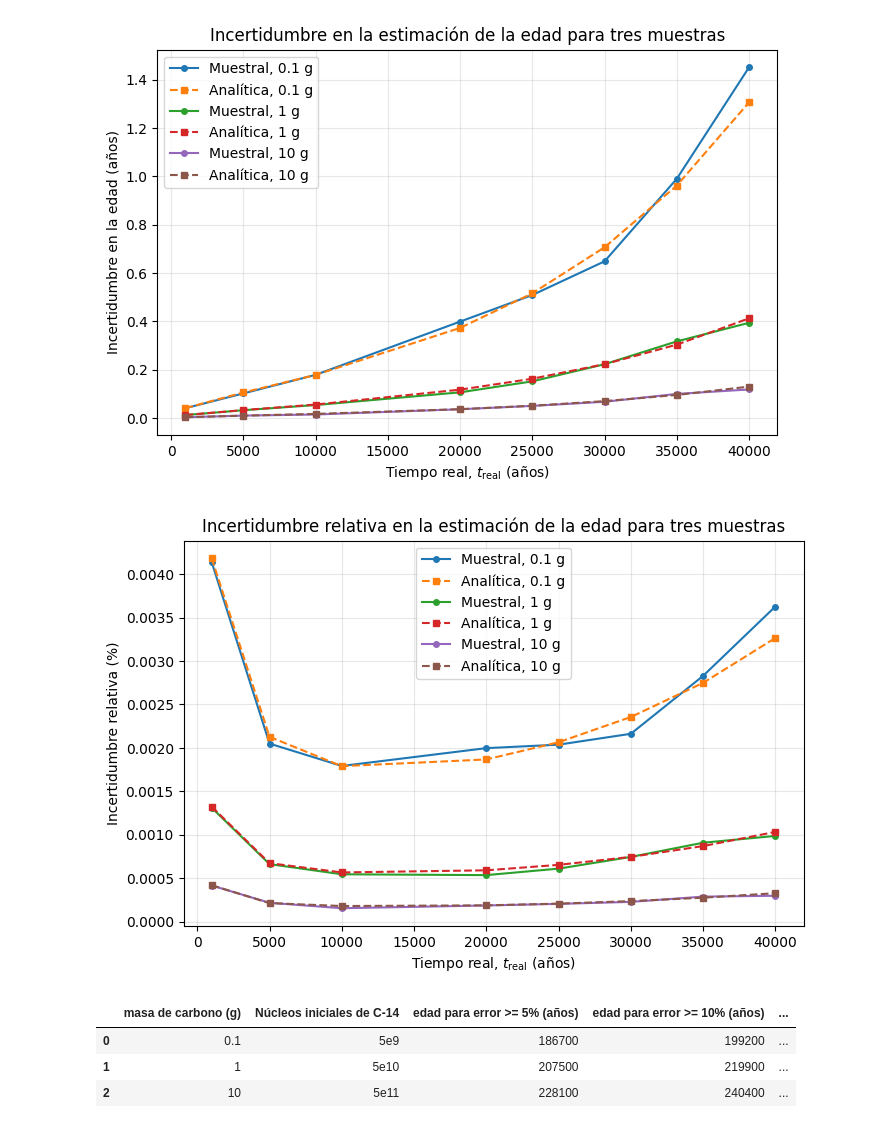
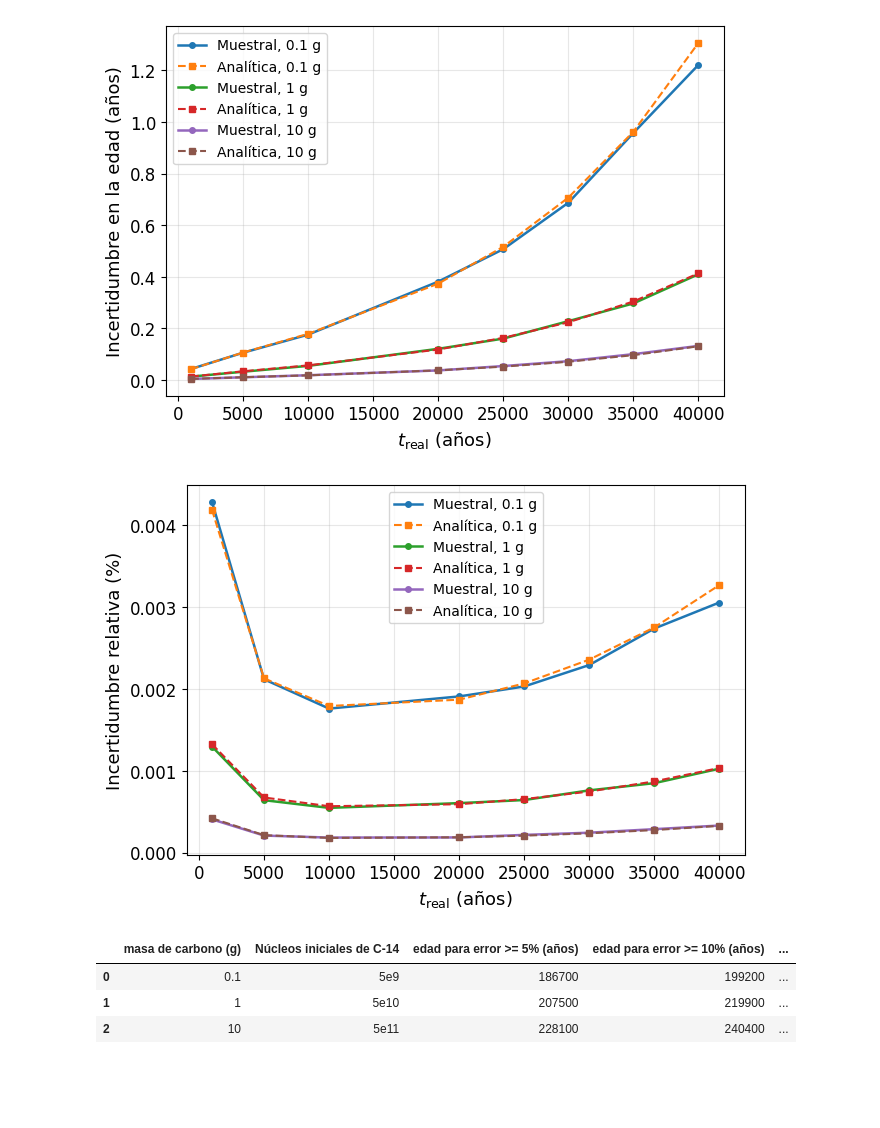
Before and after one commit to Diesolng7/Simulaci-n-Monte-Carlo-de-procesos-de-desintegraci-n-radiactiva-aplicada-a-la-dataci-n-radiom-trica, a Jupyter notebook: LÁTEX/TAREA8/C14.ipynb, the cells around one changed output. Saved outputs shown, nothing was run; the diff lists cells and outputs as text; code cells hidden in the pictures; blank space fills up the shorter version.

```diff
--- a/LÁTEX/TAREA8/C14.ipynb
+++ b/LÁTEX/TAREA8/C14.ipynb
@@ -39,13 +41,24 @@ Np_teorico_1 = n0 * np.exp(-Lambda * t_1)
 
 #### GRÁFICA DE UNA TRAYECTORIA
 
-plt.figure(figsize=(8, 5))
+plt.rcParams.update({
+    "font.size": 13,
+    "axes.titlesize": 15,
+    "axes.labelsize": 13,
+    "xtick.labelsize": 12,
+    "ytick.labelsize": 12,
+    "legend.fontsize": 10,
+    "figure.figsize": (7.2, 4.8),
+    "axes.grid": False,
+    "lines.linewidth": 1.8
+})
+
 
 plt.plot(t_1, Np1, 'o-', markersize=3, label='Trayectoria Monte Carlo')
-plt.plot(t_1, Np_teorico_1, '-', linewidth=2, label='Ley teórica')
+plt.plot(t_1, Np_teorico_1, '-', linewidth=2, label=r"$N(t)=N_0e^{-\lambda t}$")
 
-plt.xlabel('Tiempo, $t$ (años)')
-plt.ylabel('Núcleos supervivientes, $N_P(t)$')
+plt.xlabel('$t$ (años)')
+plt.ylabel('$N_s(t)$')
 plt.title('Evolución temporal de una muestra de $^{14}$C')
 plt.legend()
 plt.grid(True, alpha=0.3)
@@ -241,7 +285,7 @@ plt.show()
 tiempos_E3 =  np.array([1.0e3, 5.0e3, 1.0e4, 2.0e4, 2.5e4, 3.0e4, 3.5e4, 4.0e4])
 
 # Número de simulaciones independientes
-M = 200
+M = 500
 
 # Tamaños de muestra en gramos de carbono
 masas_C = np.array([0.1, 1.0, 10.0])
@@ -300,7 +344,18 @@ for i, N0_actual in enumerate(N0_muestras):
 ##### GRÁFICA INCERTIDUMBRE ABSOLUTA ####################
 #########################################################
 
-plt.figure(figsize=(8, 5))
+plt.rcParams.update({
+    "font.size": 13,
+    "axes.titlesize": 15,
+    "axes.labelsize": 13,
+    "xtick.labelsize": 12,
+    "ytick.labelsize": 12,
+    "legend.fontsize": 10,
+    "figure.figsize": (7.2, 4.8),
+    "axes.grid": False,
+    "lines.linewidth": 1.8
+})
+
 
 for i, masa in enumerate(masas_C):
 
@@ -321,9 +376,9 @@ for i, masa in enumerate(masas_C):
         label=f'Analítica, {masa:g} g'
     )
 
-plt.xlabel('Tiempo real, $t_{\\mathrm{real}}$ (años)')
+plt.xlabel('$t_{\\mathrm{real}}$ (años)')
 plt.ylabel('Incertidumbre en la edad (años)')
-plt.title('Incertidumbre en la estimación de la edad para tres muestras')
+
 plt.legend()
 plt.grid(True, alpha=0.3)
 
@@ -334,38 +389,49 @@ plt.show()
 ##### GRÁFICA INCERTIDUMBRE RELATIVA ####################
 #########################################################
 
-plt.figure(figsize=(8, 5))
+plt.rcParams.update({
+    "font.size": 13,
+    "axes.titlesize": 15,
+    "axes.labelsize": 13,
+    "xtick.labelsize": 12,
+    "ytick.labelsize": 12,
+    "legend.fontsize": 10,
+    "figure.figsize": (7.2, 4.8),
+    "axes.grid": False,
+    "lines.linewidth": 1.8
+})
+
 
 for i, masa in enumerate(masas_C):
 
     plt.plot(
         tiempos_E3,
         100 * error_relativo_muestral_E3[i],
         'o-',
         markersize=4,
         label=f'Muestral, {masa:g} g'
     )
 
     plt.plot(
         tiempos_E3,
         100 * error_relativo_analitico_E3[i],
         's--',
         markersize=4,
         linewidth=1.5,
         label=f'Analítica, {masa:g} g'
     )
 
-plt.xlabel('Tiempo real, $t_{\\mathrm{real}}$ (años)')
+plt.xlabel('$t_{\\mathrm{real}}$ (años)')
 plt.ylabel('Incertidumbre relativa (%)')
-plt.title('Incertidumbre relativa en la estimación de la edad para tres muestras')
+
 plt.legend()
 plt.grid(True, alpha=0.3)
 
 plt.savefig('E3_sigma_relativa_vs_treal.png', dpi=300, bbox_inches='tight')
 plt.show()
 # %% [output]
-[figure, old version]
+[figure, new version]
-[figure, old version]
+[figure, new version]
 # %%
 #########################################################
 ##### EDAD APROXIMADA PARA ERROR RELATIVO >= UMBRAL #####
```
Also changed, not shown: parts of 3 cells of this notebook, 59 other files.
